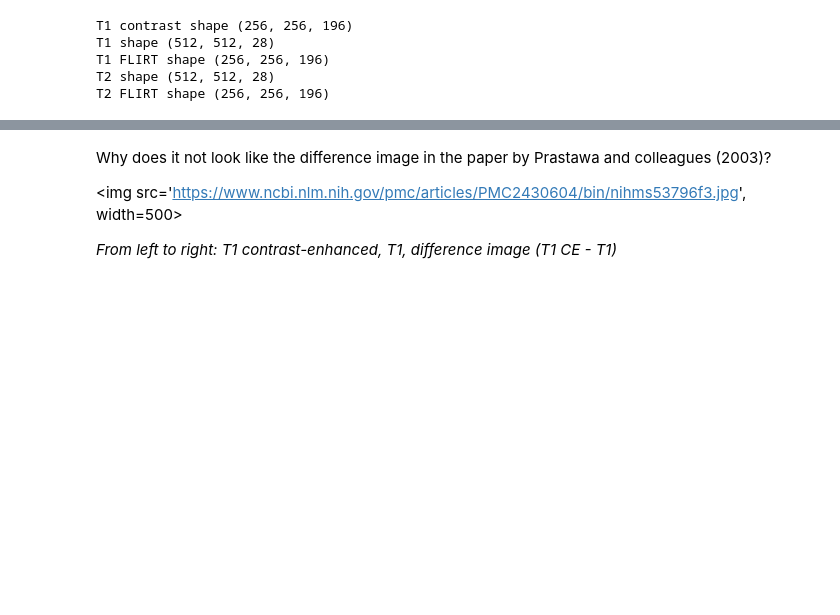
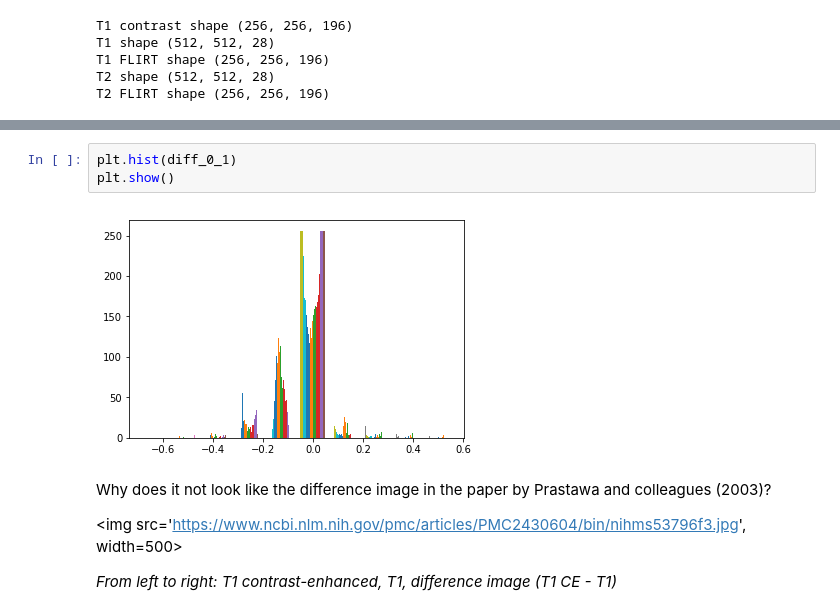
Before and after one commit to kaczmarj/meningioma, a Jupyter notebook: notebooks/Prastawa_etal_2003.ipynb, the cells around one changed output, grey strips where cells are left out. Drawn from its saved outputs; the diff is of its cells as text; blank space fills up the shorter version.

```diff
--- a/notebooks/Prastawa_etal_2003.ipynb
+++ b/notebooks/Prastawa_etal_2003.ipynb
@@ -77,3 +82,8 @@ plot(diff, "Difference image")
+# %%
+plt.hist(diff_0_1)
+plt.show()
+# %% [output]
+[figure, added]
 # %% [markdown]
 Why does it not look like the difference image in the paper by Prastawa and colleagues (2003)?
 
```
Also changed, not shown: parts of 5 cells of this notebook.
